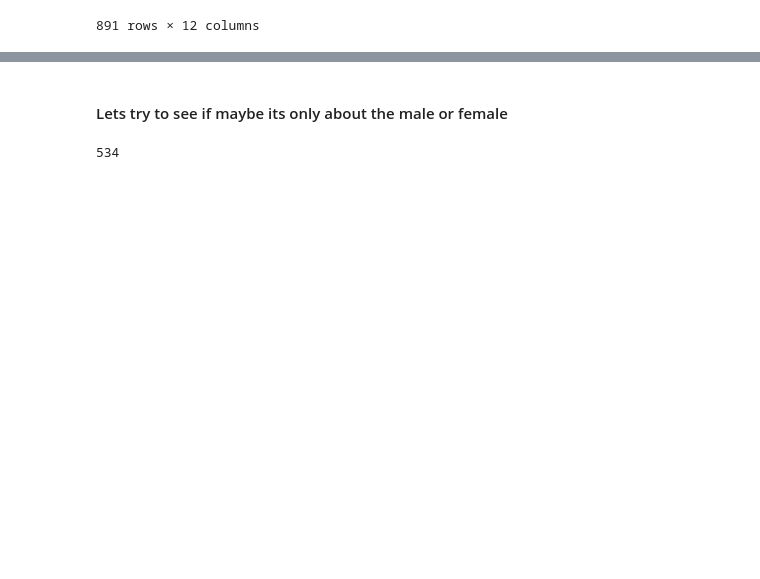
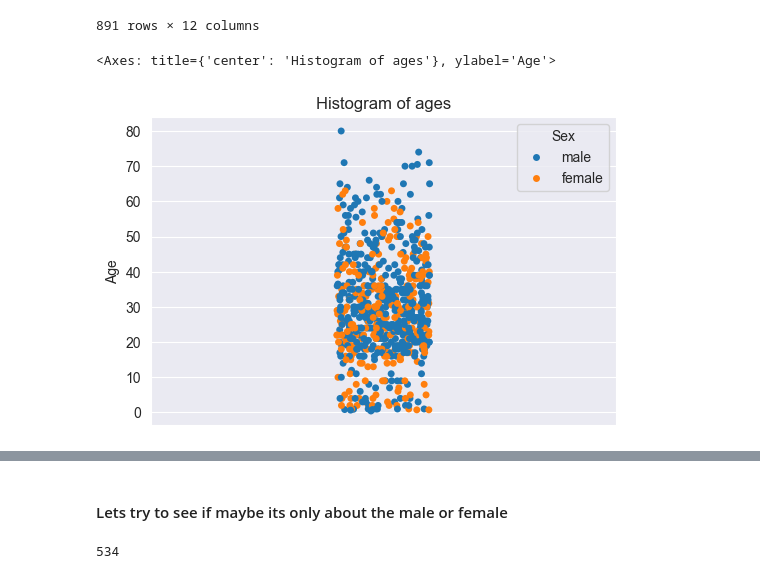
Before and after one commit to kurczakooo/kaggle-titanic-competition, a Jupyter notebook: experimenting.ipynb, the cells around one changed output, grey strips where cells are left out. Cells and saved outputs as stored; diff of their text form; code cells hidden in the pictures; blank space fills up the shorter version.

Commit message:
testing out newly learned plots from seaborn

```diff
--- a/experimenting.ipynb
+++ b/experimenting.ipynb
@@ -37,3 +41,13 @@ train
 | 889 | 890 | 1 | 1 | Behr, Mr. Karl Howell | male | 26.0 | 0 | 0 | 111369 | 30.0000 | ... |
 | 890 | 891 | 0 | 3 | Dooley, Mr. Patrick | male | 32.0 | 0 | 0 | 370376 | 7.7500 | ... |
 891 rows × 12 columns
+# %%
+sns.set_style('darkgrid')
+
+plt.figure(figsize=(6,4))
+plt.title('Histogram of ages')
+
+sns.stripplot(hue='Sex', y='Age', data=train)
+# %% [output]
+<Axes: title={'center': 'Histogram of ages'}, ylabel='Age'>
+[figure, added]
```
Also changed, not shown: parts of 3 cells of this notebook.
